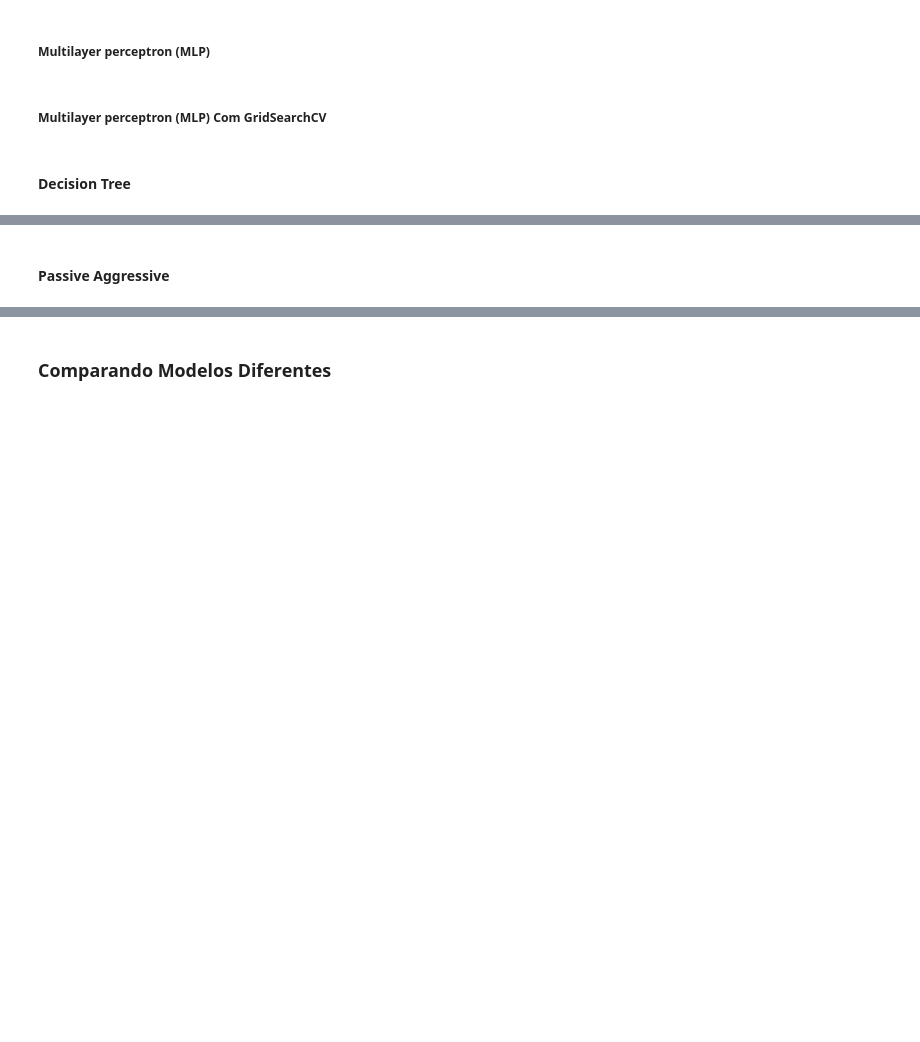
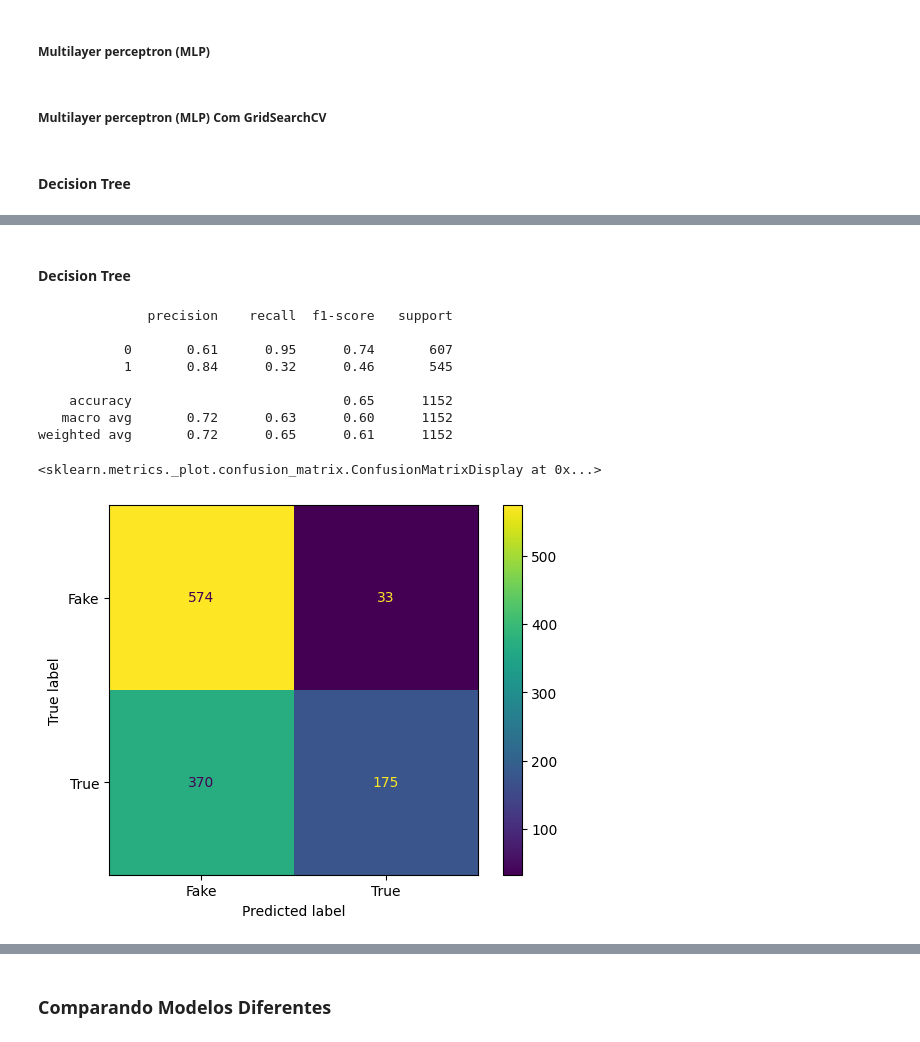
Before and after one commit to Systematicos/Model-dectation-fake-news, a Jupyter notebook: notebooks/main.ipynb, the cells around one changed output, grey strips where cells are left out. Cells and saved outputs as stored; diff of their text form; code cells hidden in the pictures; blank space fills up the shorter version.

```diff
--- a/notebooks/main.ipynb
+++ b/notebooks/main.ipynb
@@ -110,15 +312,22 @@ ConfusionMatrixDisplay(confusion_matrix=cm, display_labels=['Fake','True']).plot
+# %% [markdown]
+#### Decision Tree
 # %%
-decisionTree = DecisionTreeClassifier()
-decisionTree.fit(X_train,y_train)
 y_test_pred = decisionTree.predict(X_test)
+y_test_pred = (y_test_pred > 0.75)
+decisionTree_acc = round(accuracy_score(Y_test, y_test_pred) * 100, 2)
 
-decisionTree_train = round(decisionTree.score(X_train, y_train) * 100, 2)
-decisionTree_acc = round(accuracy_score(y_test_pred, y_test) * 100, 2)
-print(classification_report(y_test_pred,y_test))
+cm = confusion_matrix(Y_test, y_test_pred)
+print(classification_report(Y_test, y_test_pred))
 
-
-y_test_pred = (y_test_pred > 0.75)
-cm = confusion_matrix(y_test, y_test_pred)
 ConfusionMatrixDisplay(confusion_matrix=cm, display_labels=['Fake','True']).plot()
+# %% [output]
+              precision    recall  f1-score   support
+
+           0       0.61      0.95      0.74       607
+           1       0.84      0.32      0.46       545
+
+    accuracy                           0.65      1152
+   macro avg       0.72      0.63      0.60      1152
+weighted avg       0.72      0.65      0.61      1152
+<sklearn.metrics._plot.confusion_matrix.ConfusionMatrixDisplay at 0x...>
+[figure, added]
-# %% [markdown]
-#### Passive Aggressive
```
Also changed, not shown: parts of 50 cells of this notebook, 9 other files.
